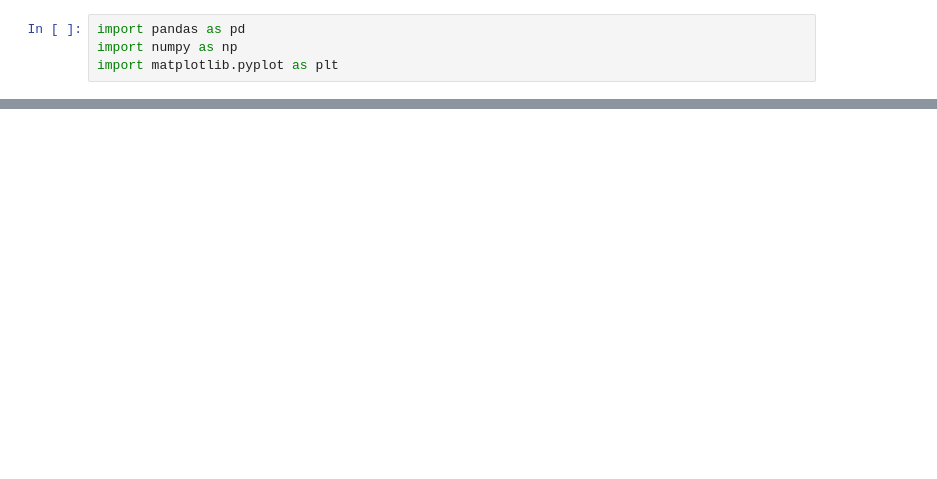
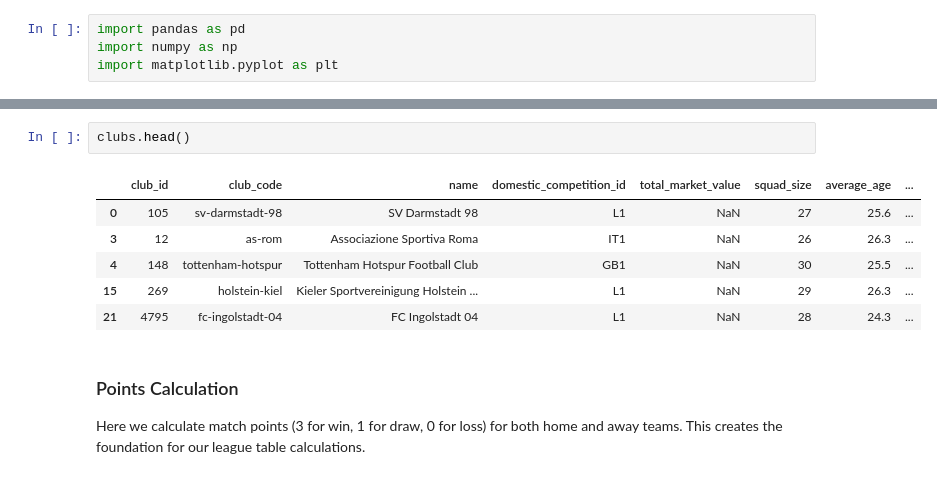
Before and after one commit to s4nj1th/bottlers-fc, a Jupyter notebook: main.ipynb, the cells around one changed output, grey strips where cells are left out. Cells and saved outputs as stored; diff of their text form; blank space fills up the shorter version.

```diff
--- a/main.ipynb
+++ b/main.ipynb
@@ -256,0 +58,12 @@ plt.show()
+# %%
+clubs.head()
+# %% [output]
+|  | club_id | club_code | name | domestic_competition_id | total_market_value | squad_size | average_age | ... |
+| 0 | 105 | sv-darmstadt-98 | SV Darmstadt 98 | L1 | NaN | 27 | 25.6 | ... |
+| 3 | 12 | as-rom | Associazione Sportiva Roma | IT1 | NaN | 26 | 26.3 | ... |
+| 4 | 148 | tottenham-hotspur | Tottenham Hotspur Football Club | GB1 | NaN | 30 | 25.5 | ... |
+| 15 | 269 | holstein-kiel | Kieler Sportvereinigung Holstein ... | L1 | NaN | 29 | 26.3 | ... |
+| 21 | 4795 | fc-ingolstadt-04 | FC Ingolstadt 04 | L1 | NaN | 28 | 24.3 | ... |
+# %% [markdown]
+### Points Calculation
+Here we calculate match points (3 for win, 1 for draw, 0 for loss) for both home and away teams. This creates the foundation for our league table calculations.
```
Also changed, not shown: parts of 42 cells of this notebook, 11 other files.
